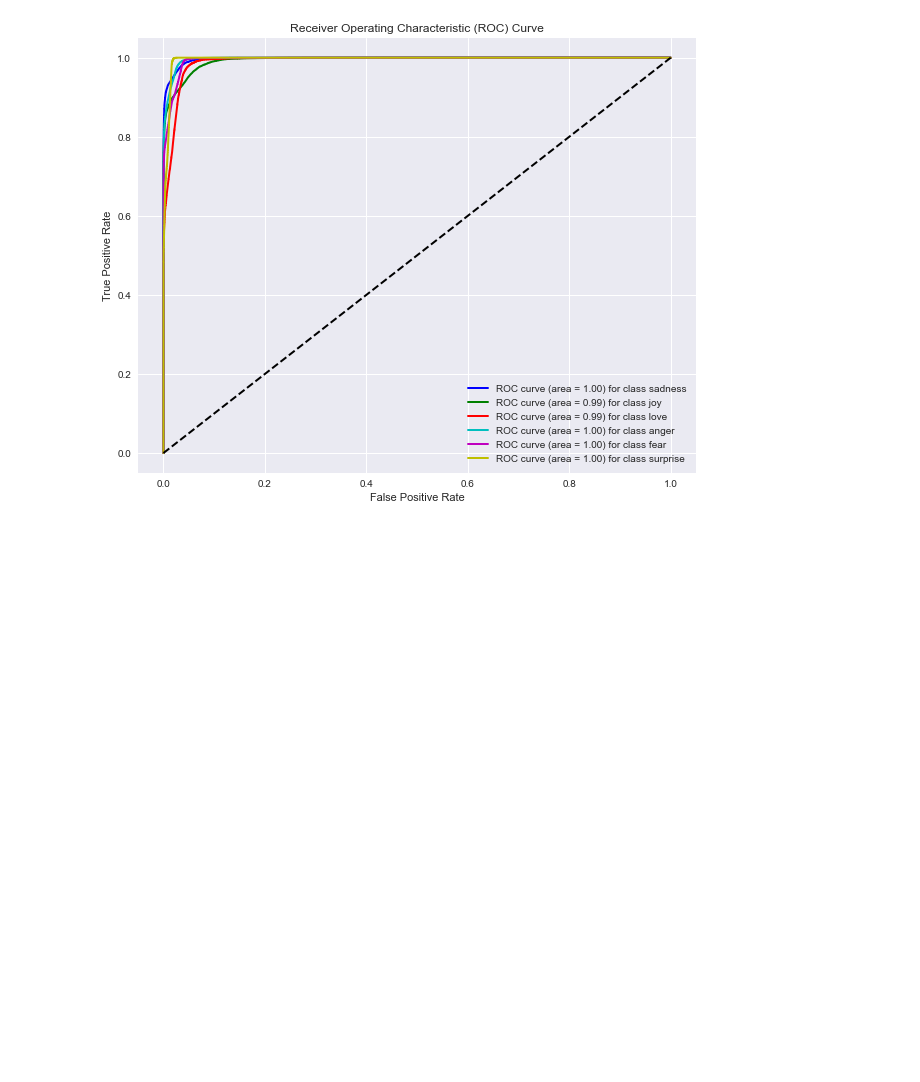
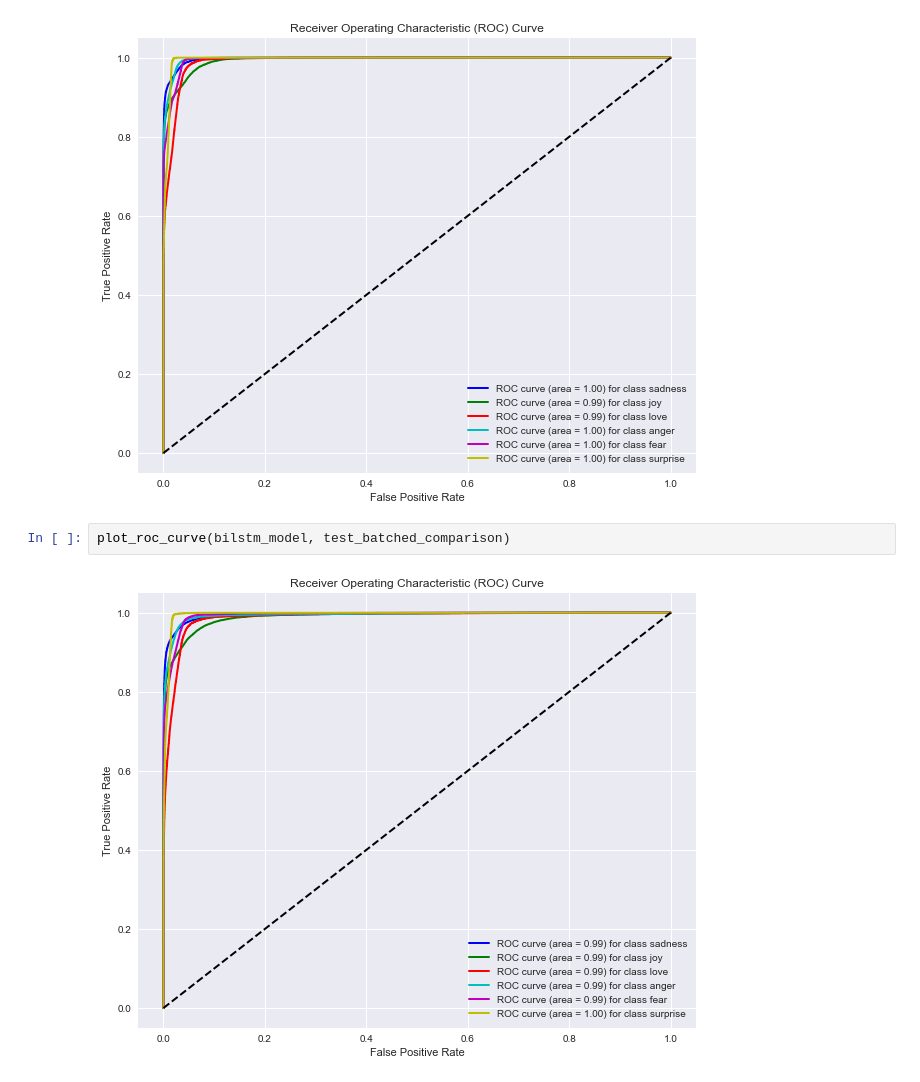
Before and after one commit to Kshitij301199/Emotion_Classification, a Jupyter notebook: jupyter_notebooks/models.ipynb, the cells around one changed output. Cells and saved outputs as stored; diff of their text form; blank space fills up the shorter version.

Commit message:
Added ROC curve

```diff
--- a/jupyter_notebooks/models.ipynb
+++ b/jupyter_notebooks/models.ipynb
@@ -483,3 +483,7 @@ def plot_roc_curve(model, test_loader, num_classes=6):
 plot_roc_curve(cnn_model, test_batched_comparison)
 # %% [output]
 [figure]
+# %%
+plot_roc_curve(bilstm_model, test_batched_comparison)
+# %% [output]
+[figure, added]
```
